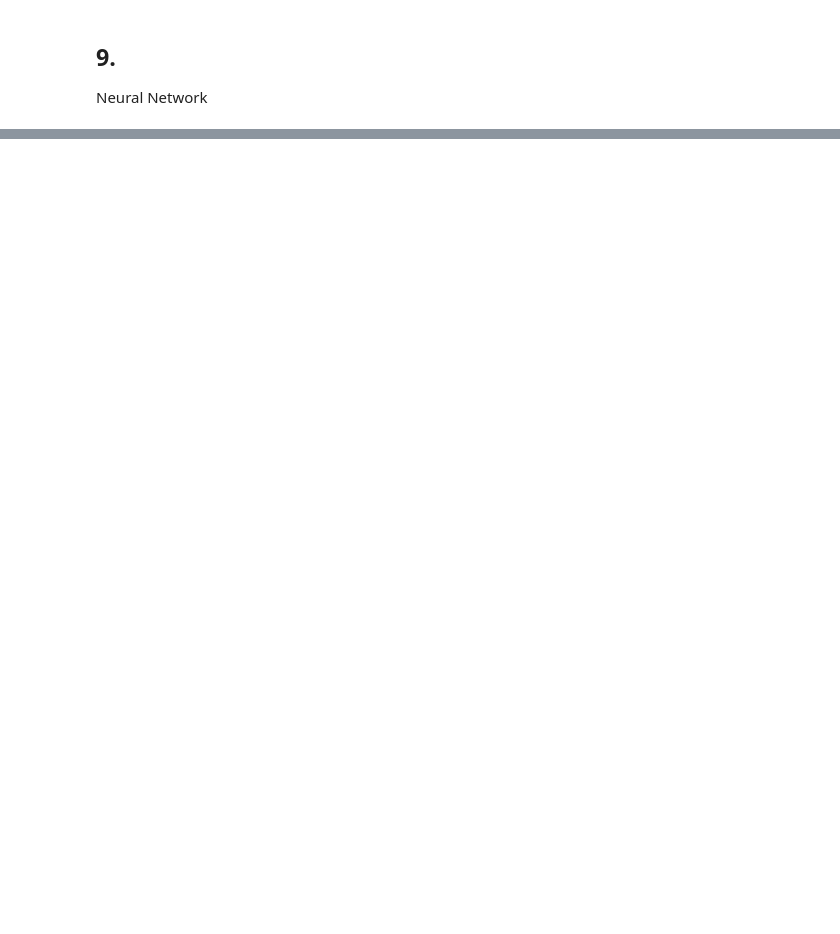
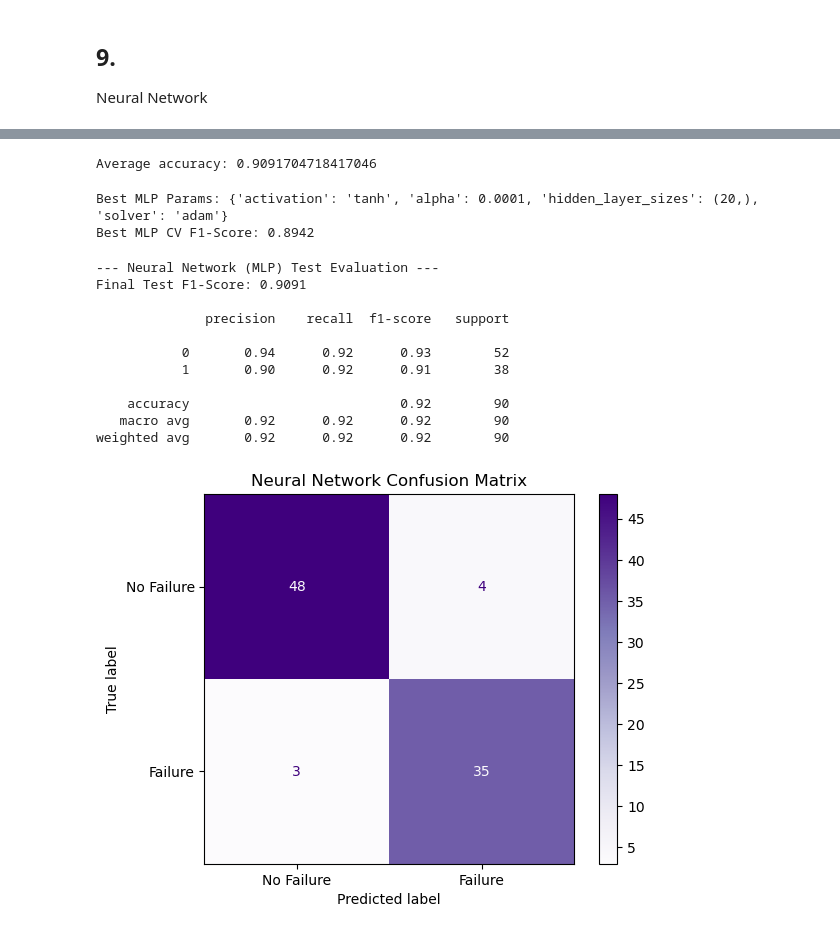
Before and after one commit to dannylee112/Machine-learning-models, a Jupyter notebook: ITNPBD6.ipynb, the cells around one changed output, grey strips where cells are left out. Cells and saved outputs as stored; diff of their text form; code cells hidden in the pictures; blank space fills up the shorter version.

```diff
--- a/ITNPBD6.ipynb
+++ b/ITNPBD6.ipynb
@@ -612,0 +644,57 @@ Final Keras F1-Score: 0.9211
+# %%
+# Determine the splits
+splits = KFold(n_splits=5)
+# Test Model
+score = np.mean(cross_val_score(mlp_model, X_train_encoded, y_train_cleaned, cv=splits, scoring='accuracy'))
+print("Average accuracy: " + str(score))
+# %% [output]
+Average accuracy: 0.9091704718417046
+# %%
+# Define the Param Grid (Note: 'identity' is usually for regression; stick to 'relu' and 'tanh' for classification)
+param_grid = {
+    "hidden_layer_sizes": [(10,), (20,), (32, 16)],
+    "activation": ['relu', 'tanh'],
+    "solver": ['adam'],
+    "alpha": [0.01, 0.0001]
+}
+
+# Perform the grid search using scoring='f1'
+grid_mlp = GridSearchCV(mlp_model, param_grid, cv=5, scoring='f1', n_jobs=-1)
+grid_mlp.fit(X_train_encoded, y_train_cleaned)
+
+# Select the best estimators
+best_mlp = grid_mlp.best_estimator_
+
+print(f"Best MLP Params: {grid_mlp.best_params_}")
+print(f"Best MLP CV F1-Score: {grid_mlp.best_score_:.4f}")
+# %% [output]
+Best MLP Params: {'activation': 'tanh', 'alpha': 0.0001, 'hidden_layer_sizes': (20,), 'solver': 'adam'}
+Best MLP CV F1-Score: 0.8942
+# %%
+# 1. TEST: Generate predictions using your tuned MLP model
+y_pred_mlp = mlp_model_tuned.predict(X_test_encoded)
+
+# 2. EVALUATE: Print reports and plot the confusion matrix
+print("--- Neural Network (MLP) Test Evaluation ---")
+print(f"Final Test F1-Score: {f1_score(y_test_cleaned, y_pred_mlp):.4f}\n")
+print(classification_report(y_test_cleaned, y_pred_mlp))
+
+# Display Confusion Matrix (Export this for Section 6 of your poster)
+cm_mlp = confusion_matrix(y_test_cleaned, y_pred_mlp)
+disp_mlp = ConfusionMatrixDisplay(confusion_matrix=cm_mlp, display_labels=['No Failure', 'Failure'])
+disp_mlp.plot(cmap='Purples')
+plt.title("Neural Network Confusion Matrix")
+plt.show()
+# %% [output]
+--- Neural Network (MLP) Test Evaluation ---
+Final Test F1-Score: 0.9091
+
+              precision    recall  f1-score   support
+
+           0       0.94      0.92      0.93        52
+           1       0.90      0.92      0.91        38
+
+    accuracy                           0.92        90
+   macro avg       0.92      0.92      0.92        90
+weighted avg       0.92      0.92      0.92        90
+[figure, added]
```
Also changed, not shown: parts of 31 cells of this notebook.
